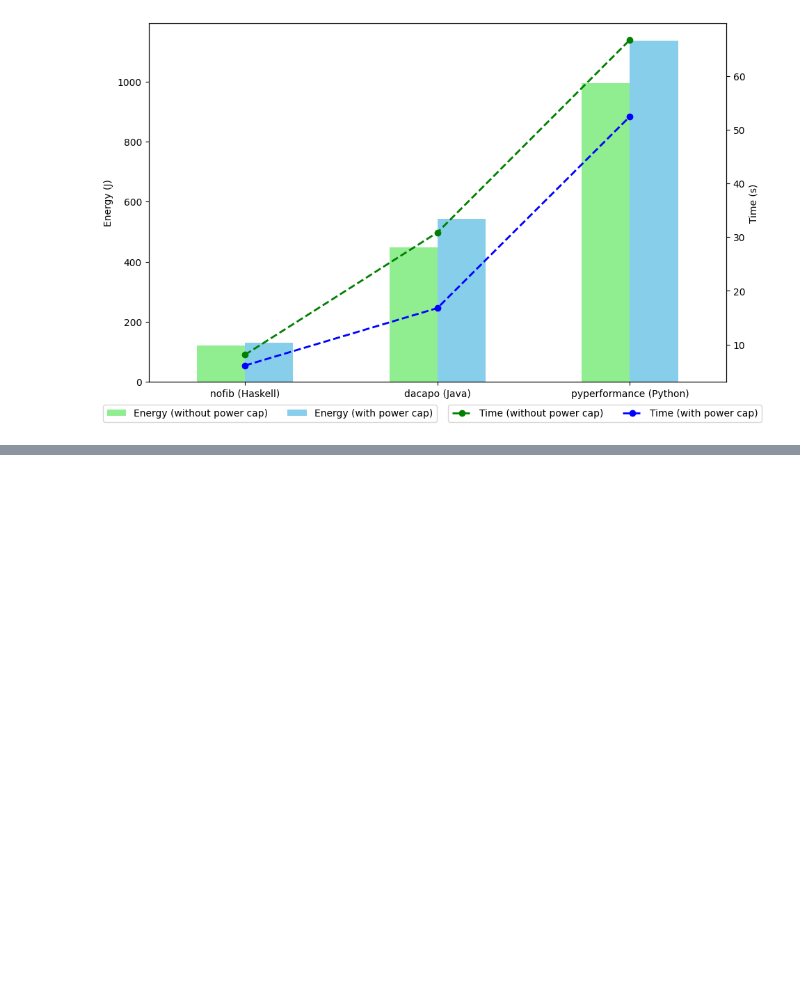
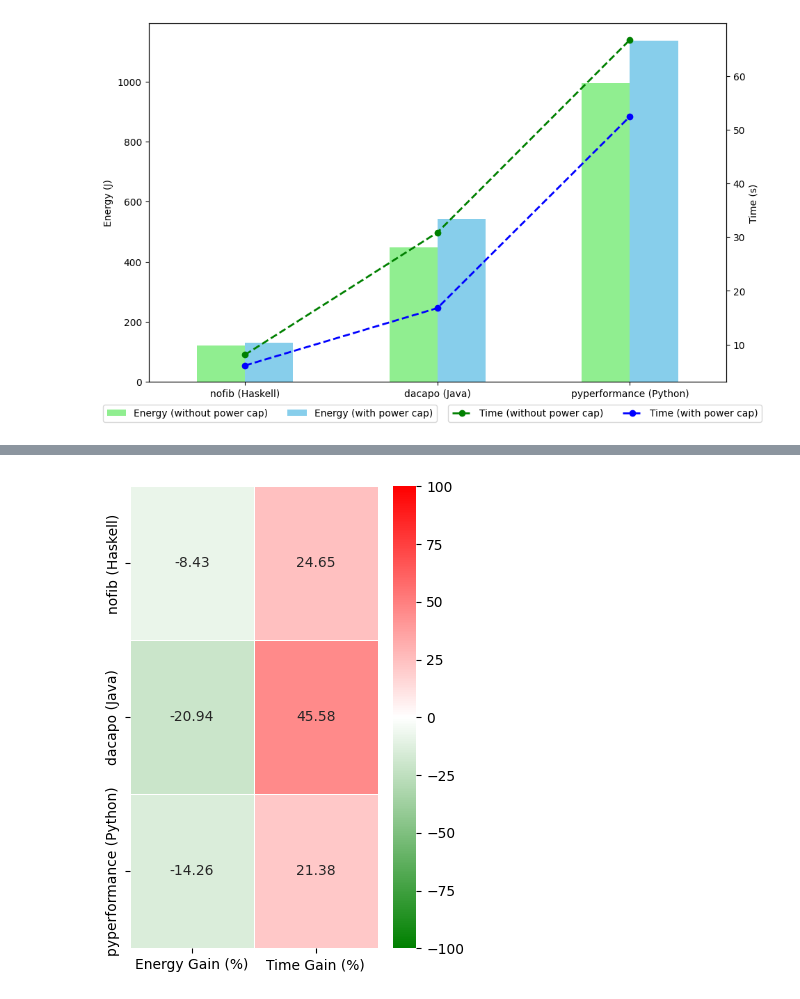
Before and after one commit to LuisMPSilva01/Energy-Languages-PowerCap, a Jupyter notebook: NoteBooks/statistics_benchmarks.ipynb, the cells around one changed output, grey strips where cells are left out. Cells and saved outputs as stored; diff of their text form; code cells hidden in the pictures; blank space fills up the shorter version.

```diff
--- a/NoteBooks/statistics_benchmarks.ipynb
+++ b/NoteBooks/statistics_benchmarks.ipynb
@@ -473,0 +523,19 @@ plt.show()
+# %%
+import matplotlib.pyplot as plt
+import seaborn as sns
+from matplotlib.colors import LinearSegmentedColormap
+
+# Definindo um mapa de cores personalizado
+colors = ["green", "white", "red"]  # Vermelho, Branco, Verde
+cmap = LinearSegmentedColormap.from_list("Custom", colors)
+
+# Criando o heatmap com seaborn e o mapa de cores personalizado
+plt.figure(figsize=(4, 6))
+sns.heatmap(df_gains, annot=True, cmap=cmap, fmt=".2f", linewidths=.5, center=0, vmin=-100, vmax=100)
+
+#plt.title('Energy and Time Gain (%)')
+plt.ylabel("")
+
+plt.show()
+# %% [output]
+[figure, added]
```
Also changed, not shown: parts of 2 cells of this notebook.
